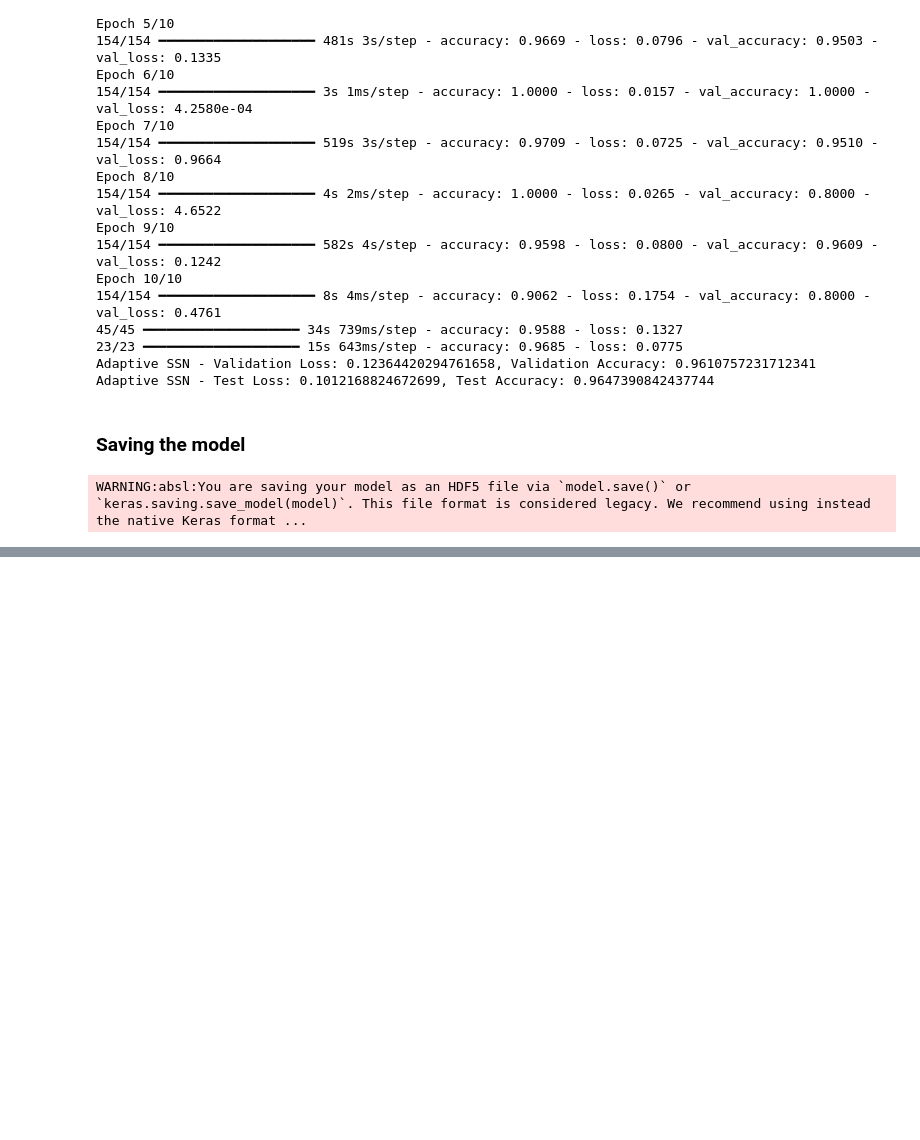
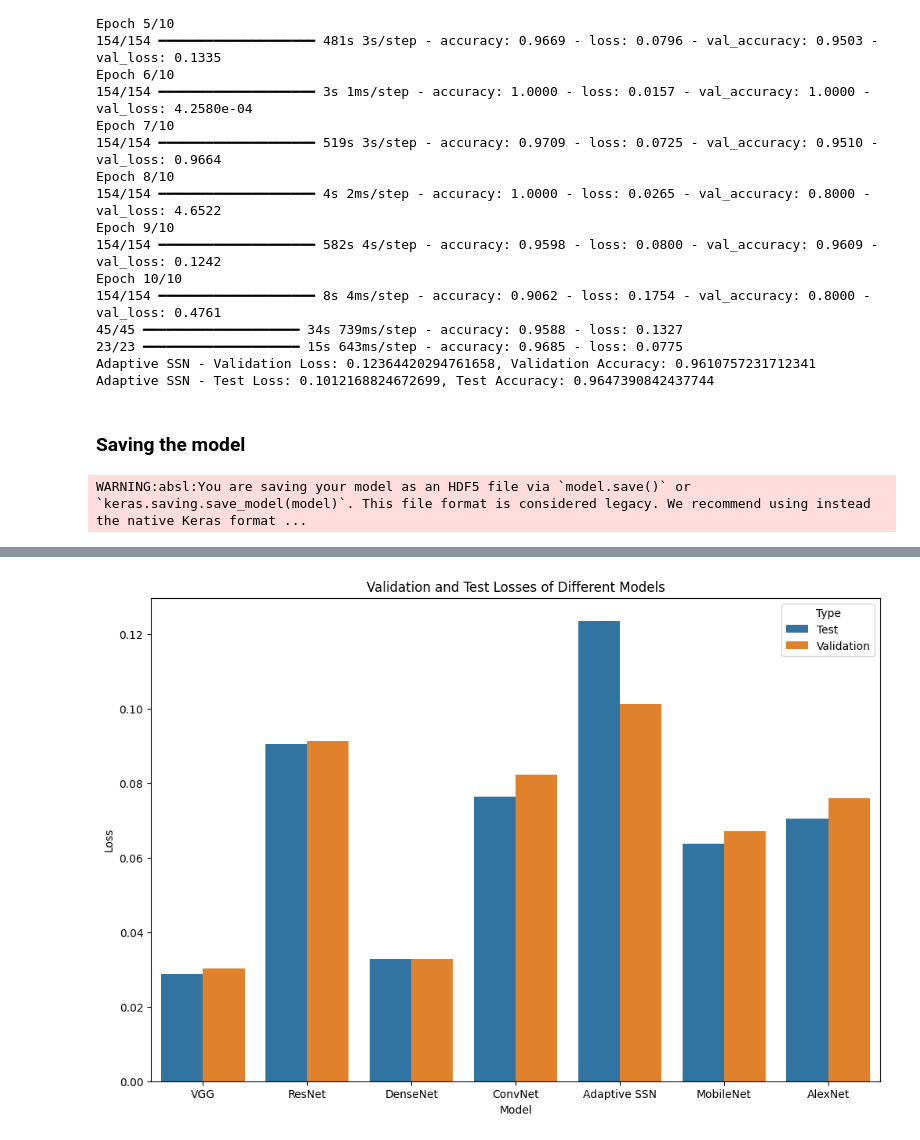
Before and after one commit to Realitylion/Rail-damage-detection, a Jupyter notebook: dmgDetection.ipynb, the cells around one changed output, grey strips where cells are left out. Cells and saved outputs as stored; diff of their text form; code cells hidden in the pictures; blank space fills up the shorter version.

```diff
--- a/dmgDetection.ipynb
+++ b/dmgDetection.ipynb
@@ -471,0 +539,34 @@ WARNING:absl:You are saving your model as an HDF5 file via `model.save()` or `ke
+# %%
+import matplotlib.pyplot as plt
+import seaborn as sns
+import pandas as pd
+
+# Data
+model_names = [
+    "VGG", "ResNet", "DenseNet", "ConvNet", "Adaptive SSN", "MobileNet", "AlexNet"
+]
+test_losses = [
+    0.0287286639213562, 0.09060654044151306, 0.032801855355501175,
+    0.0763668566942215, 0.12364420294761658, 0.06376659125089645, 0.07058943808078766
+]
+val_losses = [
+    0.030243590474128723, 0.09138935059309006, 0.032801855355501175,
+    0.08227366209030151, 0.1012168824672699, 0.06711423397064209, 0.07603441178798676
+]
+
+# Create DataFrame
+data = {
+    "Model": model_names * 2,
+    "Loss": test_losses + val_losses,
+    "Type": ["Test"] * len(model_names) + ["Validation"] * len(model_names)
+}
+df = pd.DataFrame(data)
+
+# Plotting
+plt.figure(figsize=(12, 8))
+sns.barplot(x="Model", y="Loss", hue="Type", data=df)
+plt.title("Validation and Test Losses of Different Models")
+plt.ylabel("Loss")
+plt.show()
+# %% [output]
+[figure, added]
```
Also changed, not shown: parts of 6 cells of this notebook.
